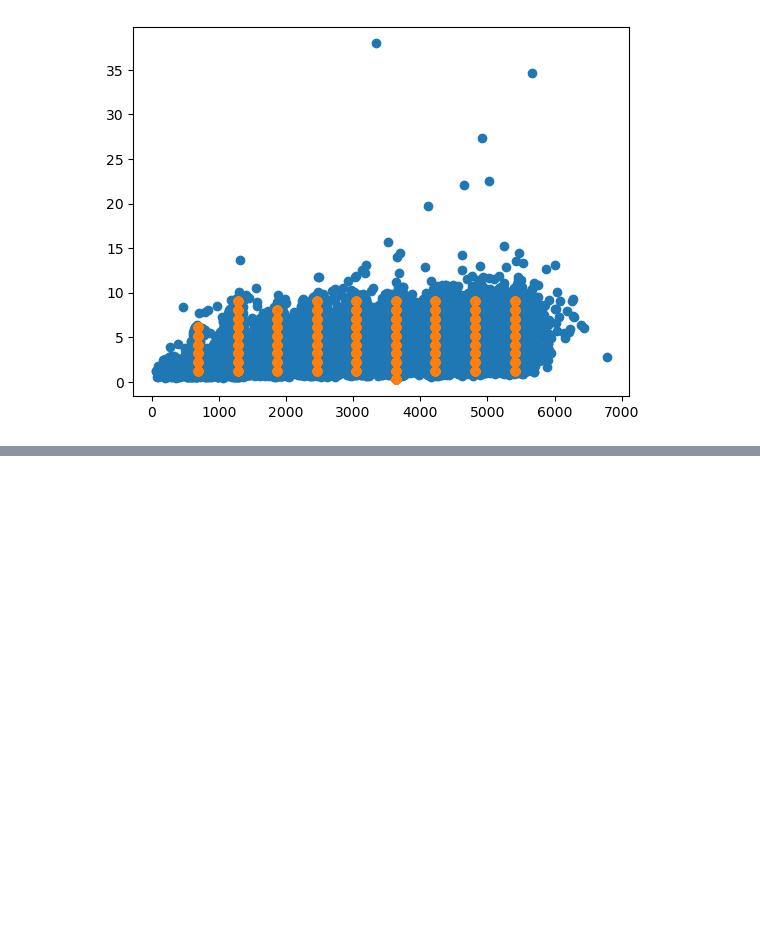
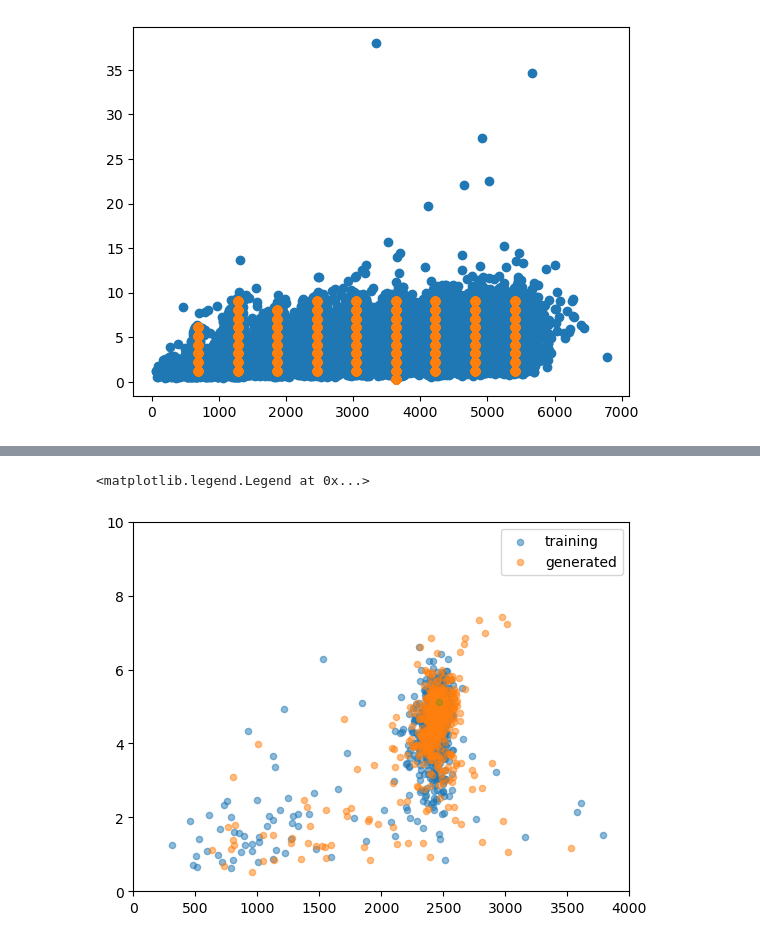
Before and after one commit to asatk/flows_pseudoaxions, a Jupyter notebook: nb.ipynb, the cells around one changed output, grey strips where cells are left out. Cells and saved outputs as stored; diff of their text form; code cells hidden in the pictures; blank space fills up the shorter version.

```diff
--- a/nb.ipynb
+++ b/nb.ipynb
@@ -97,0 +142,11 @@ INFO:tensorflow:Assets written to: ./model/08-11_OOP1/assets
+# %%
+# Plot training and generated data on top of each other
+plt.scatter(samples_temp[:, 0], samples_temp[:, 1], alpha=0.5, s=20, label="training")
+plt.scatter(gen_samples[:, 0], gen_samples[:, 1], alpha=0.5, s=20, label="generated")
+plt.scatter(gen_label[0], gen_label[1], alpha=0.25, s=20)
+plt.xlim((0.0, 4000.0))
+plt.ylim((0.0, 10.0))
+plt.legend()
+# %% [output]
+<matplotlib.legend.Legend at 0x...>
+[figure, added]
```
Also changed, not shown: parts of 17 cells of this notebook, 5 other files.
